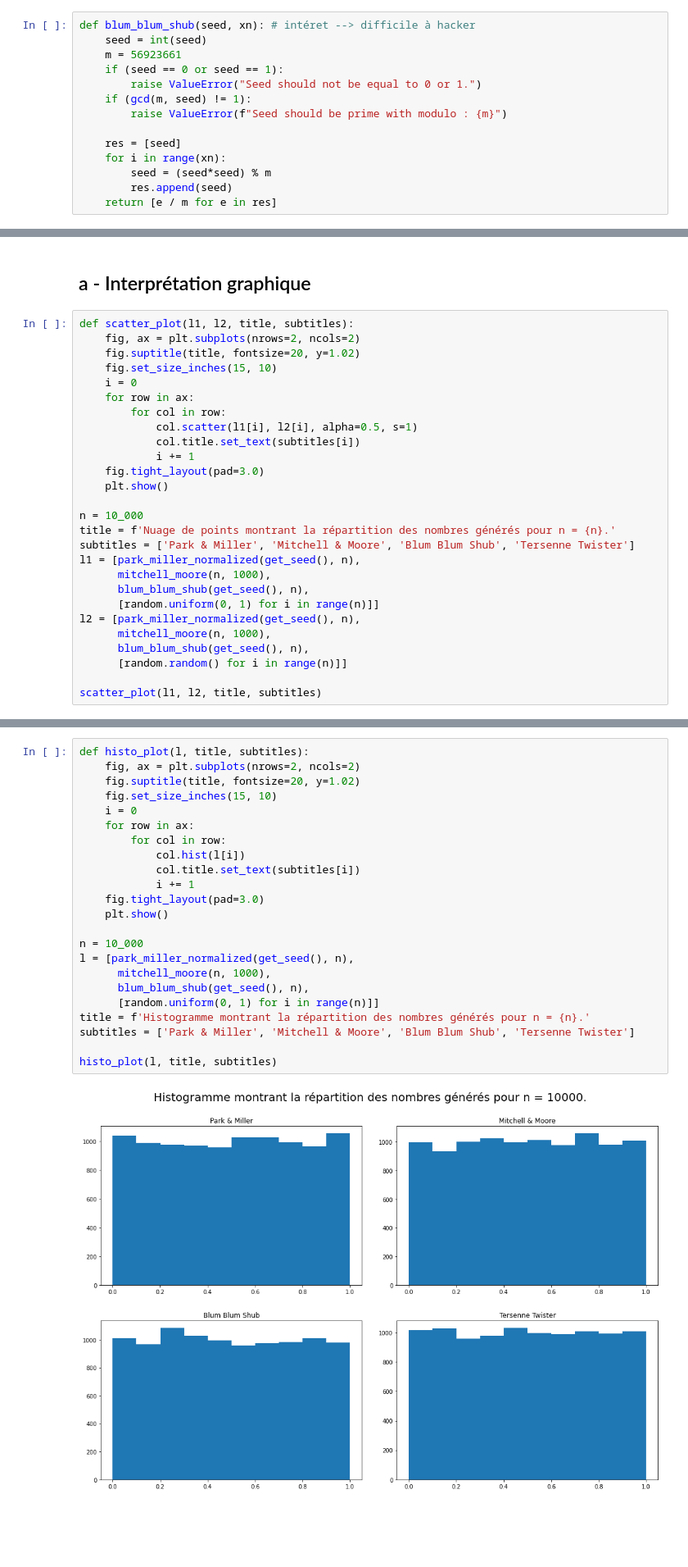
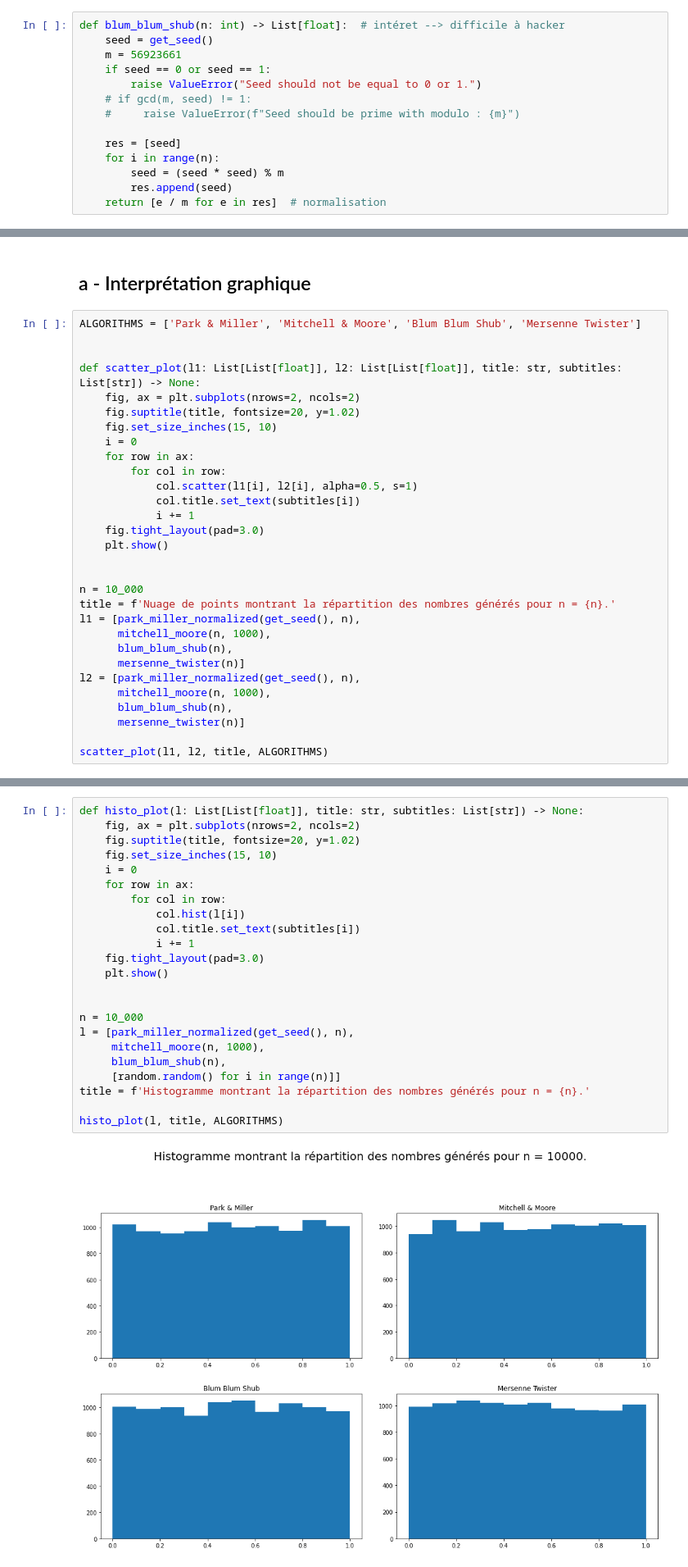
Before and after one commit to maxime-bc/PGC-GVA-TP1-Generateurs, a Jupyter notebook: PGC-GVA - TP1 Générateurs.ipynb, the cells around one changed output, grey strips where cells are left out. Shown: that part at 82% size. Drawn from its saved outputs; the diff is of its cells as text; blank space fills up the shorter version.

```diff
--- a/PGC-GVA - TP1 Générateurs.ipynb
+++ b/PGC-GVA - TP1 Générateurs.ipynb
@@ -58,19 +73,19 @@ def mitchell_moore(xn, m):
 # %% [markdown]
 ## c - Blum Blum Shub
 # %%
-def blum_blum_shub(seed, xn): # intéret --> difficile à hacker
-    seed = int(seed)
+def blum_blum_shub(n: int) -> List[float]:  # intéret --> difficile à hacker
+    seed = get_seed()
     m = 56923661
-    if (seed == 0 or seed == 1):
+    if seed == 0 or seed == 1:
         raise ValueError("Seed should not be equal to 0 or 1.")
-    if (gcd(m, seed) != 1):
-        raise ValueError(f"Seed should be prime with modulo : {m}")
+    # if gcd(m, seed) != 1:
+    #     raise ValueError(f"Seed should be prime with modulo : {m}")
 
     res = [seed]
-    for i in range(xn):
-        seed = (seed*seed) % m
+    for i in range(n):
+        seed = (seed * seed) % m
         res.append(seed)
-    return [e / m for e in res]
+    return [e / m for e in res]  # normalisation
 # %% [markdown]
 ## d - Mersenne Twister
 
@@ -84,7 +98,10 @@ random.random()
 # %% [markdown]
 ## a - Interprétation graphique
 # %%
-def scatter_plot(l1, l2, title, subtitles):
+ALGORITHMS = ['Park & Miller', 'Mitchell & Moore', 'Blum Blum Shub', 'Mersenne Twister']
+
+
+def scatter_plot(l1: List[List[float]], l2: List[List[float]], title: str, subtitles: List[str]) -> None:
     fig, ax = plt.subplots(nrows=2, ncols=2)
     fig.suptitle(title, fontsize=20, y=1.02)
     fig.set_size_inches(15, 10)
@@ -97,17 +114,17 @@ def scatter_plot(l1, l2, title, subtitles):
     fig.tight_layout(pad=3.0)
     plt.show()
 
+
 n = 10_000
 title = f'Nuage de points montrant la répartition des nombres générés pour n = {n}.'
-subtitles = ['Park & Miller', 'Mitchell & Moore', 'Blum Blum Shub', 'Tersenne Twister']
 l1 = [park_miller_normalized(get_seed(), n),
       mitchell_moore(n, 1000),
-      blum_blum_shub(get_seed(), n),
-      [random.uniform(0, 1) for i in range(n)]]
+      blum_blum_shub(n),
+      mersenne_twister(n)]
 l2 = [park_miller_normalized(get_seed(), n),
       mitchell_moore(n, 1000),
-      blum_blum_shub(get_seed(), n),
-      [random.random() for i in range(n)]]
+      blum_blum_shub(n),
+      mersenne_twister(n)]
 
-scatter_plot(l1, l2, title, subtitles)
+scatter_plot(l1, l2, title, ALGORITHMS)
 # %% [output]
@@ -115,26 +132,26 @@ scatter_plot(l1, l2, title, subtitles)
 # %%
-def histo_plot(l, title, subtitles):
+def histo_plot(l: List[List[float]], title: str, subtitles: List[str]) -> None:
     fig, ax = plt.subplots(nrows=2, ncols=2)
     fig.suptitle(title, fontsize=20, y=1.02)
     fig.set_size_inches(15, 10)
     i = 0
     for row in ax:
         for col in row:
             col.hist(l[i])
             col.title.set_text(subtitles[i])
             i += 1
     fig.tight_layout(pad=3.0)
     plt.show()
 
+
 n = 10_000
 l = [park_miller_normalized(get_seed(), n),
-      mitchell_moore(n, 1000),
-      blum_blum_shub(get_seed(), n),
-      [random.uniform(0, 1) for i in range(n)]]
+     mitchell_moore(n, 1000),
+     blum_blum_shub(n),
+     [random.random() for i in range(n)]]
 title = f'Histogramme montrant la répartition des nombres générés pour n = {n}.'
-subtitles = ['Park & Miller', 'Mitchell & Moore', 'Blum Blum Shub', 'Tersenne Twister']
 
-histo_plot(l, title, subtitles)
+histo_plot(l, title, ALGORITHMS)
 # %% [output]
-[figure, old version]
+[figure, new version]
 # %%
```
Also changed, not shown: parts of 16 cells of this notebook.
